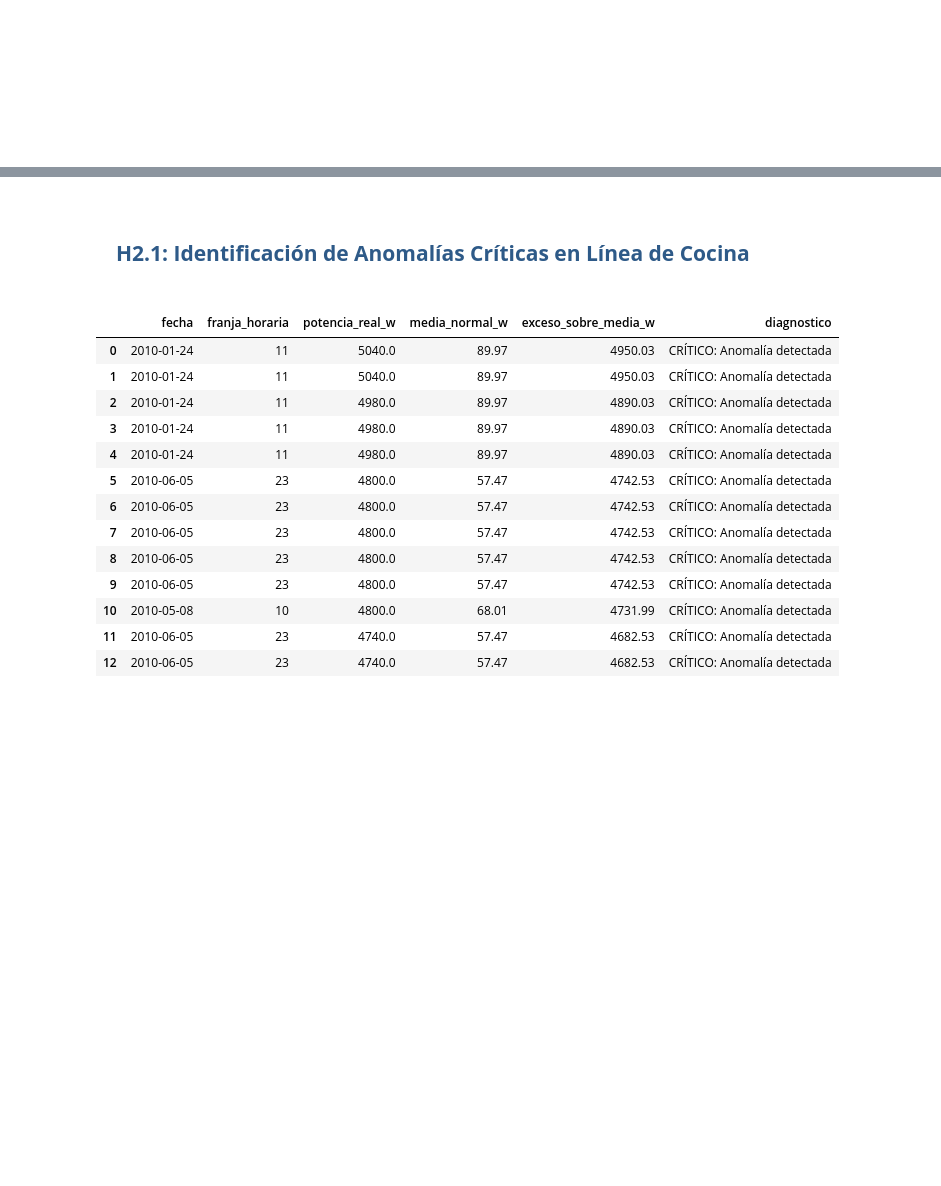
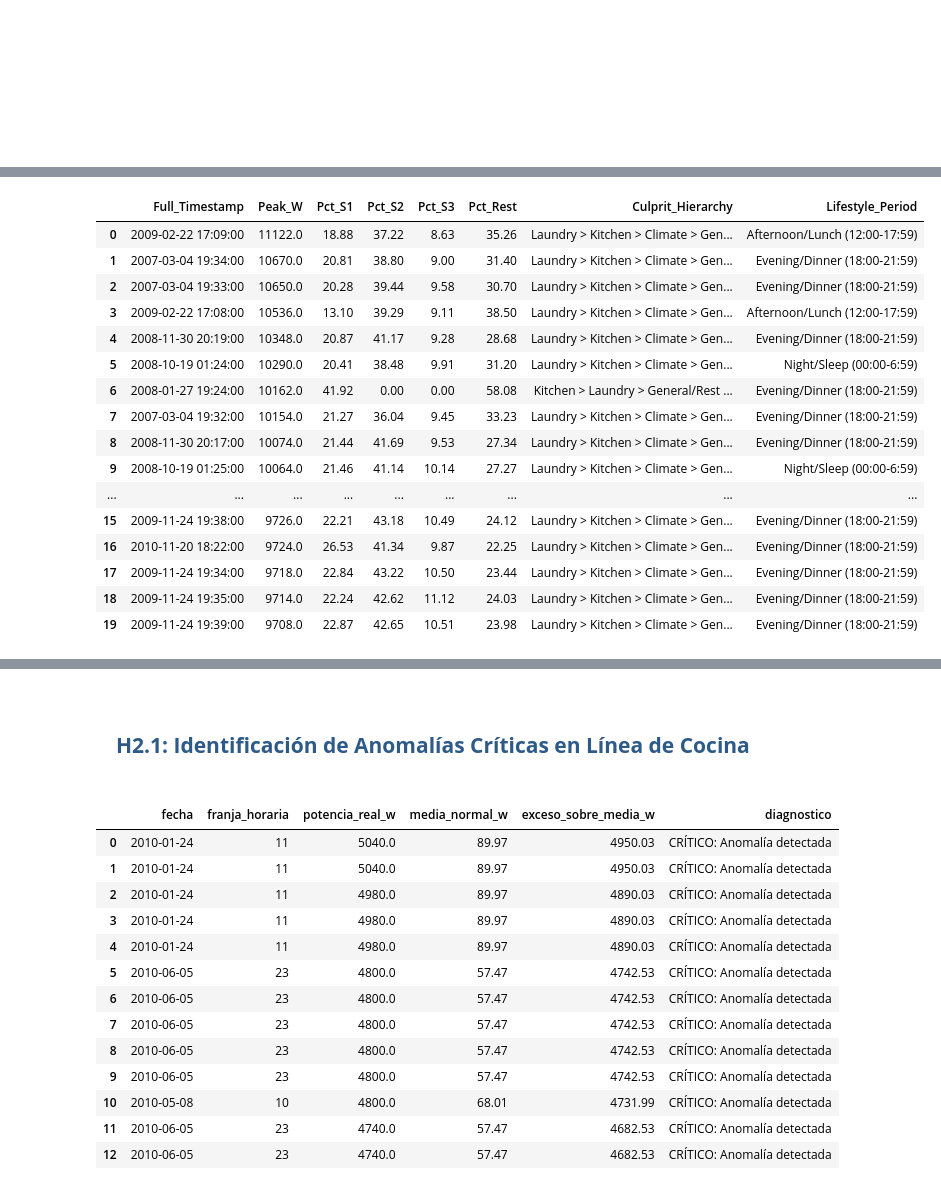
Before and after one commit to aitor-industrial-data/Data-Projects-Repo, a Jupyter notebook: 03_SQL_Big_Data_Spark/03.01_CAPSTONE_Industrial_Energy_Analytics/notebooks/01_EDA_Electric_Data.ipynb, the cells around one changed output, grey strips where cells are left out. Drawn from its saved outputs; the diff is of its cells as text; code cells hidden in the pictures; blank space fills up the shorter version.

```diff
--- a/03_SQL_Big_Data_Spark/03.01_CAPSTONE_Industrial_Energy_Analytics/notebooks/01_EDA_Electric_Data.ipynb
+++ b/03_SQL_Big_Data_Spark/03.01_CAPSTONE_Industrial_Energy_Analytics/notebooks/01_EDA_Electric_Data.ipynb
@@ -455,0 +534,81 @@ Para transformar estos *insights* en ahorro económico real, se proponen las sig
+# %%
+start_h1 = time.time()
+
+query = """
+
+WITH Global_Stats AS (
+    SELECT *,
+        AVG(((Sub_metering_1 * 60) / (Global_active_power * 1000)) * 100) OVER() AS Avg_S1,
+        AVG(((Sub_metering_2 * 60) / (Global_active_power * 1000)) * 100) OVER() AS Avg_S2,
+        AVG(((Sub_metering_3 * 60) / (Global_active_power * 1000)) * 100) OVER() AS Avg_S3,
+        AVG((((Global_active_power * 1000) - ((Sub_metering_1 + Sub_metering_2 + Sub_metering_3) * 60)) / (Global_active_power * 1000)) * 100) OVER() AS Avg_Rest
+    FROM power_data
+    WHERE Global_active_power > 0
+),
+Activity_Mapping AS (
+    SELECT
+        Full_Timestamp,
+        hour(Full_Timestamp) as _hour,
+        (Global_active_power * 1000) AS Peak_W,
+        -- Cálculo de porcentajes
+        ROUND(((Sub_metering_1 * 60) / (Global_active_power * 1000)) * 100, 2) AS Pct_S1,
+        ROUND(((Sub_metering_2 * 60) / (Global_active_power * 1000)) * 100, 2) AS Pct_S2,
+        ROUND(((Sub_metering_3 * 60) / (Global_active_power * 1000)) * 100, 2) AS Pct_S3,
+        ROUND((((Global_active_power * 1000) - ((Sub_metering_1 + Sub_metering_2 + Sub_metering_3) * 60)) / (Global_active_power * 1000)) * 100, 2) AS Pct_Rest,
+        -- Desviaciones para el ranking
+        ( ((Sub_metering_1 * 60) / (Global_active_power * 1000)) * 100 - Avg_S1 ) AS d1,
+        ( ((Sub_metering_2 * 60) / (Global_active_power * 1000)) * 100 - Avg_S2 ) AS d2,
+        ( ((Sub_metering_3 * 60) / (Global_active_power * 1000)) * 100 - Avg_S3 ) AS d3,
+        ( ((((Global_active_power * 1000) - ((Sub_metering_1 + Sub_metering_2 + Sub_metering_3) * 60)) / (Global_active_power * 1000)) * 100) - Avg_Rest ) AS dr
+    FROM Global_Stats
+    WHERE (Global_active_power * 1000) > 8000
+),
+Ranked_Data AS (
+    -- Unpivot y Ranking por ventana
+    SELECT Full_Timestamp, _hour, Peak_W, Pct_S1, Pct_S2, Pct_S3, Pct_Rest,
+           Sub_System,
+           ROW_NUMBER() OVER(PARTITION BY Full_Timestamp ORDER BY Net_Deviation DESC) as Rank
+    FROM Activity_Mapping
+    LATERAL VIEW stack(4, 'Kitchen', d1, 'Laundry', d2, 'Climate', d3, 'General/Rest', dr) as Sub_System, Net_Deviation
+)
+SELECT
+    Full_Timestamp,
+    Peak_W,
+    Pct_S1, Pct_S2, Pct_S3, Pct_Rest,
+    CONCAT_WS(' > ', collect_list(Sub_System)) AS Culprit_Hierarchy,
+     -- Columna de Momento del Día Profesional
+    CASE
+        WHEN _hour BETWEEN 0 AND 6   THEN 'Night/Sleep (00:00-6:59)'
+        WHEN _hour BETWEEN 7 AND 11   THEN 'Morning/Breakfast (7:00-11:59)'
+        WHEN _hour BETWEEN 12 AND 17 THEN 'Afternoon/Lunch (12:00-17:59)'
+        WHEN _hour BETWEEN 18 AND 21 THEN 'Evening/Dinner (18:00-21:59)'
+        ELSE 'Late Night'
+    END AS Lifestyle_Period
+FROM (SELECT * FROM Ranked_Data ORDER BY Full_Timestamp, Rank)
+GROUP BY Full_Timestamp, _hour, Peak_W, Pct_S1, Pct_S2, Pct_S3, Pct_Rest
+ORDER BY Peak_W DESC;
+
+
+"""
+
+culpabilidad = spark.sql(query).limit(20).toPandas()
+display(culpabilidad)
+print(f"H1.5 procesada en: {time.time() - start_h1:.2f} segundos")
+# %% [output]
+|  | Full_Timestamp | Peak_W | Pct_S1 | Pct_S2 | Pct_S3 | Pct_Rest | Culprit_Hierarchy | Lifestyle_Period |
+| 0 | 2009-02-22 17:09:00 | 11122.0 | 18.88 | 37.22 | 8.63 | 35.26 | Laundry > Kitchen > Climate > Gen... | Afternoon/Lunch (12:00-17:59) |
+| 1 | 2007-03-04 19:34:00 | 10670.0 | 20.81 | 38.80 | 9.00 | 31.40 | Laundry > Kitchen > Climate > Gen... | Evening/Dinner (18:00-21:59) |
+| 2 | 2007-03-04 19:33:00 | 10650.0 | 20.28 | 39.44 | 9.58 | 30.70 | Laundry > Kitchen > Climate > Gen... | Evening/Dinner (18:00-21:59) |
+| 3 | 2009-02-22 17:08:00 | 10536.0 | 13.10 | 39.29 | 9.11 | 38.50 | Laundry > Kitchen > Climate > Gen... | Afternoon/Lunch (12:00-17:59) |
+| 4 | 2008-11-30 20:19:00 | 10348.0 | 20.87 | 41.17 | 9.28 | 28.68 | Laundry > Kitchen > Climate > Gen... | Evening/Dinner (18:00-21:59) |
+| 5 | 2008-10-19 01:24:00 | 10290.0 | 20.41 | 38.48 | 9.91 | 31.20 | Laundry > Kitchen > Climate > Gen... | Night/Sleep (00:00-6:59) |
+| 6 | 2008-01-27 19:24:00 | 10162.0 | 41.92 | 0.00 | 0.00 | 58.08 | Kitchen > Laundry > General/Rest ... | Evening/Dinner (18:00-21:59) |
+| 7 | 2007-03-04 19:32:00 | 10154.0 | 21.27 | 36.04 | 9.45 | 33.23 | Laundry > Kitchen > Climate > Gen... | Evening/Dinner (18:00-21:59) |
+| 8 | 2008-11-30 20:17:00 | 10074.0 | 21.44 | 41.69 | 9.53 | 27.34 | Laundry > Kitchen > Climate > Gen... | Evening/Dinner (18:00-21:59) |
+| 9 | 2008-10-19 01:25:00 | 10064.0 | 21.46 | 41.14 | 10.14 | 27.27 | Laundry > Kitchen > Climate > Gen... | Night/Sleep (00:00-6:59) |
+| ... | ... | ... | ... | ... | ... | ... | ... | ... |
+| 15 | 2009-11-24 19:38:00 | 9726.0 | 22.21 | 43.18 | 10.49 | 24.12 | Laundry > Kitchen > Climate > Gen... | Evening/Dinner (18:00-21:59) |
+| 16 | 2010-11-20 18:22:00 | 9724.0 | 26.53 | 41.34 | 9.87 | 22.25 | Laundry > Kitchen > Climate > Gen... | Evening/Dinner (18:00-21:59) |
+| 17 | 2009-11-24 19:34:00 | 9718.0 | 22.84 | 43.22 | 10.50 | 23.44 | Laundry > Kitchen > Climate > Gen... | Evening/Dinner (18:00-21:59) |
+| 18 | 2009-11-24 19:35:00 | 9714.0 | 22.24 | 42.62 | 11.12 | 24.03 | Laundry > Kitchen > Climate > Gen... | Evening/Dinner (18:00-21:59) |
+| 19 | 2009-11-24 19:39:00 | 9708.0 | 22.87 | 42.65 | 10.51 | 23.98 | Laundry > Kitchen > Climate > Gen... | Evening/Dinner (18:00-21:59) |
```
Also changed, not shown: parts of 49 cells of this notebook.
